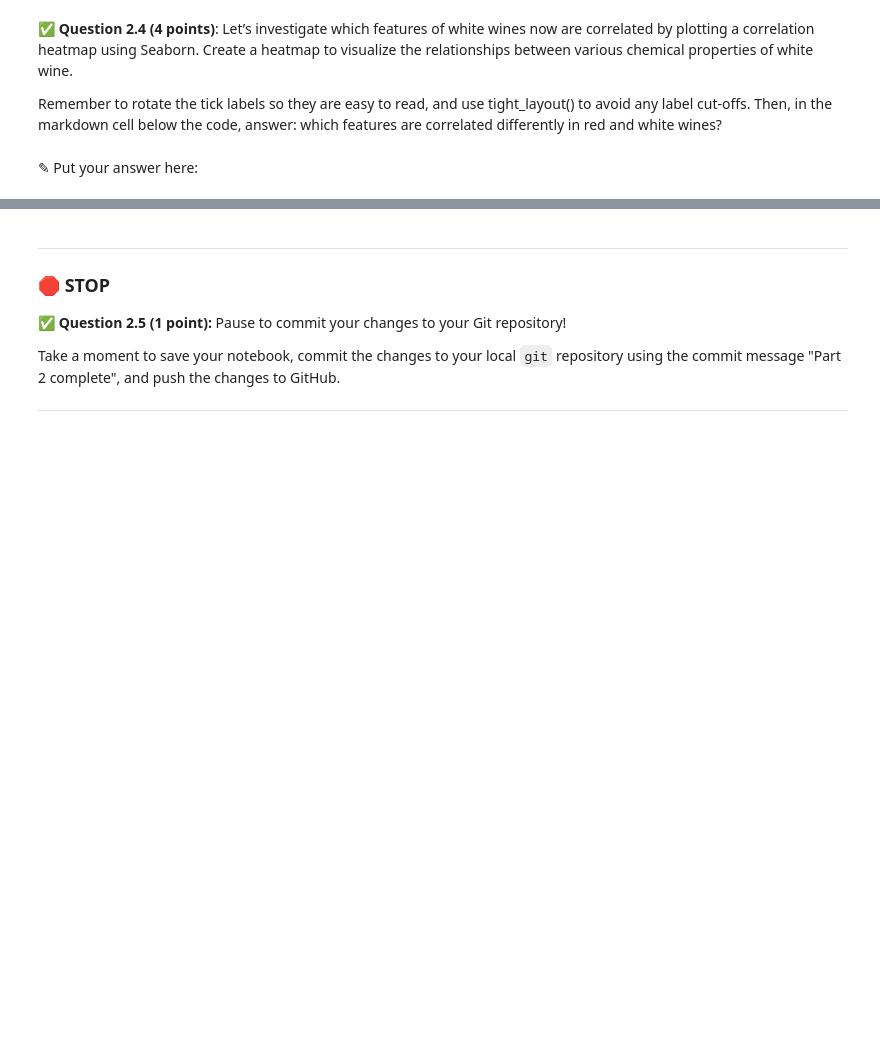
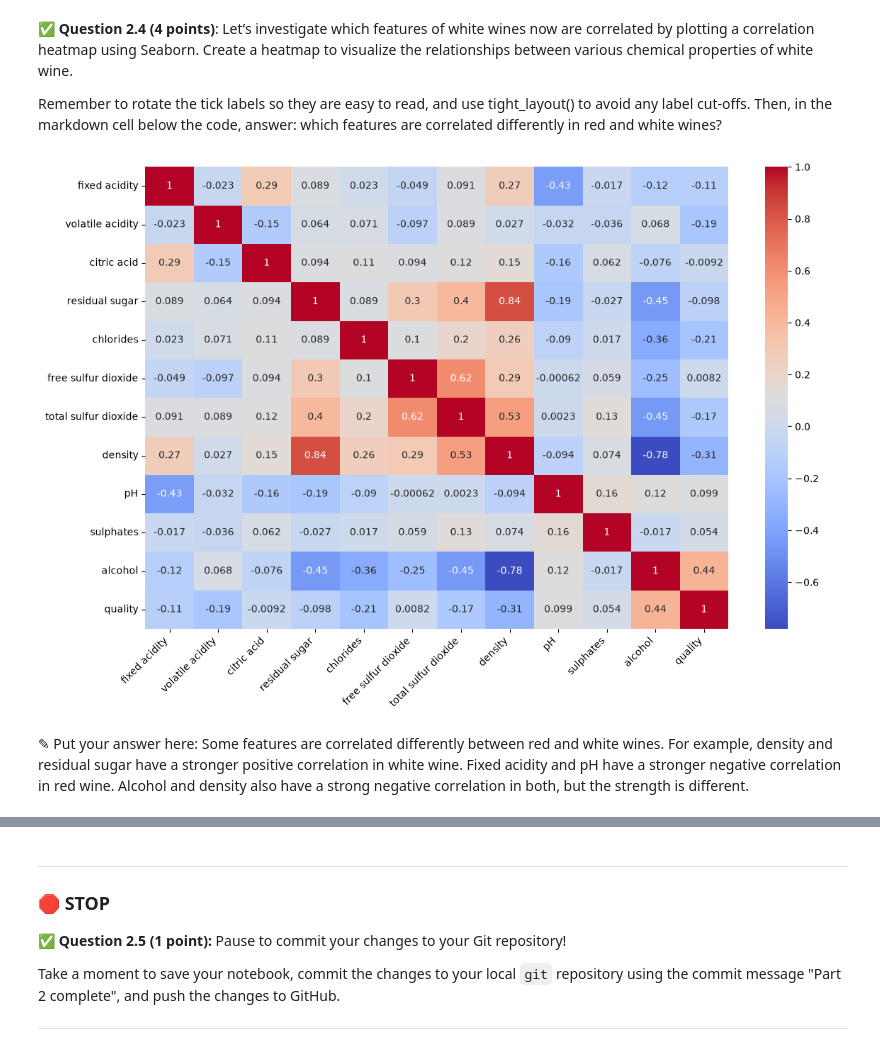
Before and after one commit to burlin25/CMSE202-f26-turnin, a Jupyter notebook: hw-03/HW03-Regression-STUDENT.ipynb, the cells around one changed output, grey strips where cells are left out. Saved outputs shown, nothing was run; the diff lists cells and outputs as text; code cells hidden in the pictures; blank space fills up the shorter version.

```diff
--- a/hw-03/HW03-Regression-STUDENT.ipynb
+++ b/hw-03/HW03-Regression-STUDENT.ipynb
@@ -221,8 +290,23 @@ Remember to rotate the tick labels so they are easy to read, and use tight_layou
 Then, in the markdown cell below the code, answer: which features are correlated differently in red and white wines?
 # %%
 # Put your code here
+# Calculate correlations for white wine
+white_corr = white_wine.corr()
+
+# Create heatmap
+plt.figure(figsize=(12, 8))
+sns.heatmap(white_corr, annot=True, cmap="coolwarm")
+
+# Rotate labels
+plt.xticks(rotation=45, ha="right")
+plt.yticks(rotation=0)
+
+plt.tight_layout()
+plt.show()
+# %% [output]
+[figure, added]
 # %% [markdown]
-<font size=+3>&#9998;</font> Put your answer here:
+<font size=+3>&#9998;</font> Put your answer here: Some features are correlated differently between red and white wines. For example, density and residual sugar have a stronger positive correlation in white wine. Fixed acidity and pH have a stronger negative correlation in red wine. Alcohol and density also have a strong negative correlation in both, but the strength is different.
 # %% [markdown]
 <!-- END QUESTION -->
 <!-- DO NOT MODIFY OR DELETE THIS CELL. Make sure your solution to the question above is in the cell(s) above this one. -->
```
Also changed, not shown: parts of 9 cells of this notebook, 3 other files.
